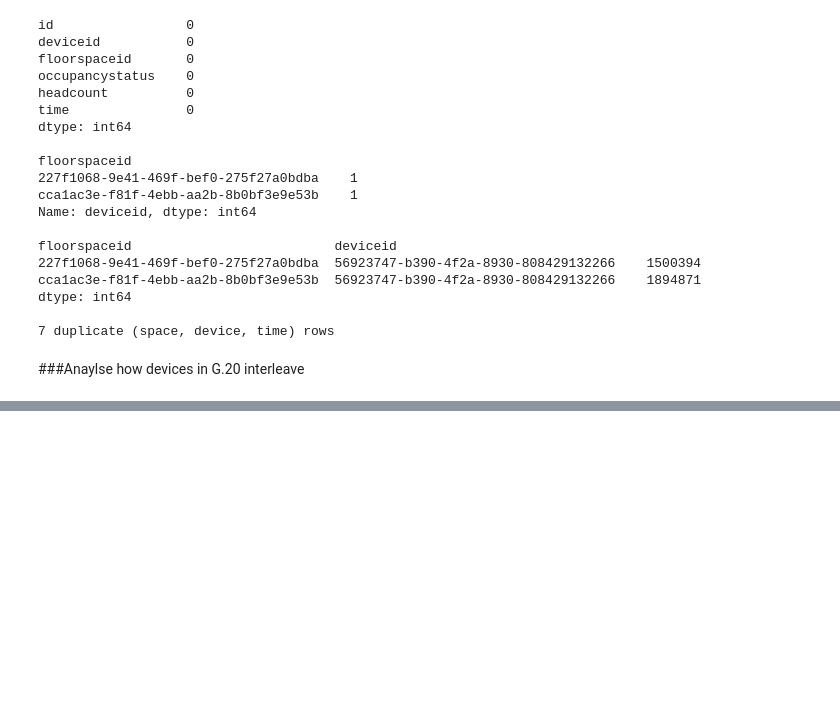
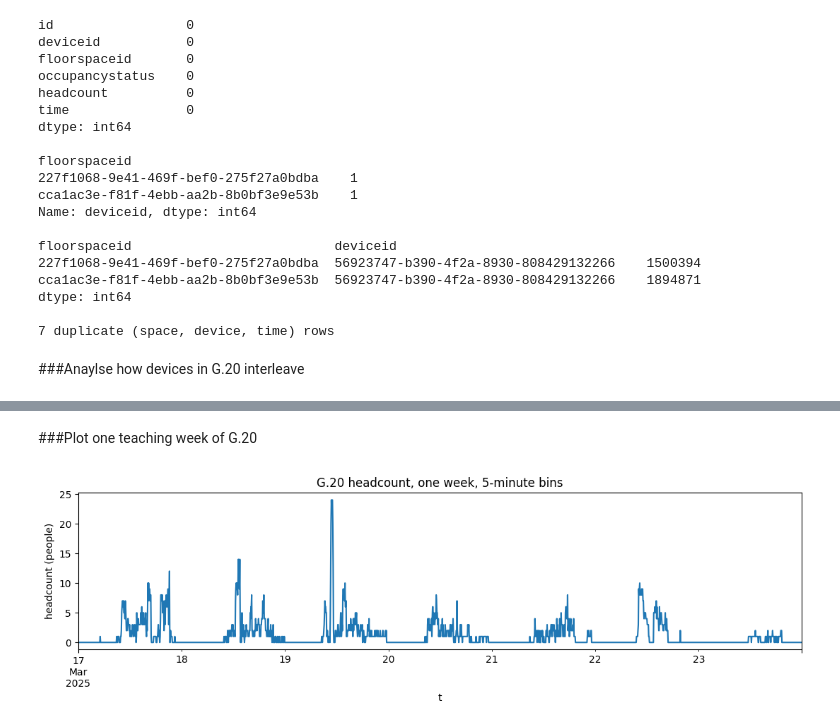
Before and after one commit to bwuu0042/Occupancy-Gap-Reconstruction, a Jupyter notebook: notebooks/00_project_log.ipynb, the cells around one changed output, grey strips where cells are left out. Drawn from its saved outputs; the diff is of its cells as text; code cells hidden in the pictures; blank space fills up the shorter version.

```diff
--- a/notebooks/00_project_log.ipynb
+++ b/notebooks/00_project_log.ipynb
@@ -411,0 +517,35 @@ view.iloc[2000:2030]
+# %%
+import numpy as np
+
+def build_headcount_series(events, freq="5min", max_hold="30min"):
+    """Convert one space's irregular events into a regular headcount series.
+
+    The headcount at each bin start is the last reported value. A value is held
+    through any silence while the room is NotOccupied, but only for max_hold
+    while the room is occupied; after that the bin is NaN (state unknown).
+    Returns a Series indexed by Melbourne local time.
+    """
+    e = events.sort_values("time").copy()
+    e["t"] = e["time"].dt.tz_convert("UTC")
+    nxt = e["t"].shift(-1)
+    cap = e["t"] + pd.Timedelta(max_hold)
+    quiet_ok = e["occupancystatus"].astype(str).eq("NotOccupied")
+    e["valid_until"] = nxt.where(quiet_ok, cap.where(cap < nxt, nxt))
+
+    grid = pd.DataFrame({"t": pd.date_range(e["t"].min().ceil(freq),
+                                            e["t"].max().floor(freq), freq=freq)})
+    grid["t"] = grid["t"].astype(e["t"].dtype)
+    m = pd.merge_asof(grid, e[["t", "headcount", "valid_until"]],
+                      on="t", direction="backward")
+    m.loc[m["t"] >= m["valid_until"], "headcount"] = np.nan
+
+    s = m.set_index("t")["headcount"]
+    s.index = s.index.tz_convert("Australia/Melbourne")
+    return s
+
+series = {room: build_headcount_series(occ[occ["floorspaceid"] == sid])
+          for room, sid in TARGET_SPACES.items()}
+
+for room, s in series.items():
+    print("=====", room, "|", len(s), "bins |", f"{s.isna().mean():.2%} unknown")
+    print(s.describe().round(2))
@@ -411,0 +623,14 @@ view.iloc[2000:2030]
+# %% [markdown]
+###Plot one teaching week of G.20
+# %%
+import matplotlib.pyplot as plt
+
+wk = series["60_G20"]["2025-03-17":"2025-03-23"]
+fig, ax = plt.subplots(figsize=(11, 3.5))
+wk.plot(ax=ax)
+ax.set_ylabel("headcount (people)")
+ax.set_title("G.20 headcount, one week, 5-minute bins")
+plt.tight_layout()
+plt.show()
+# %% [output]
+[figure, added]
```
Also changed, not shown: parts of 48 cells of this notebook.
